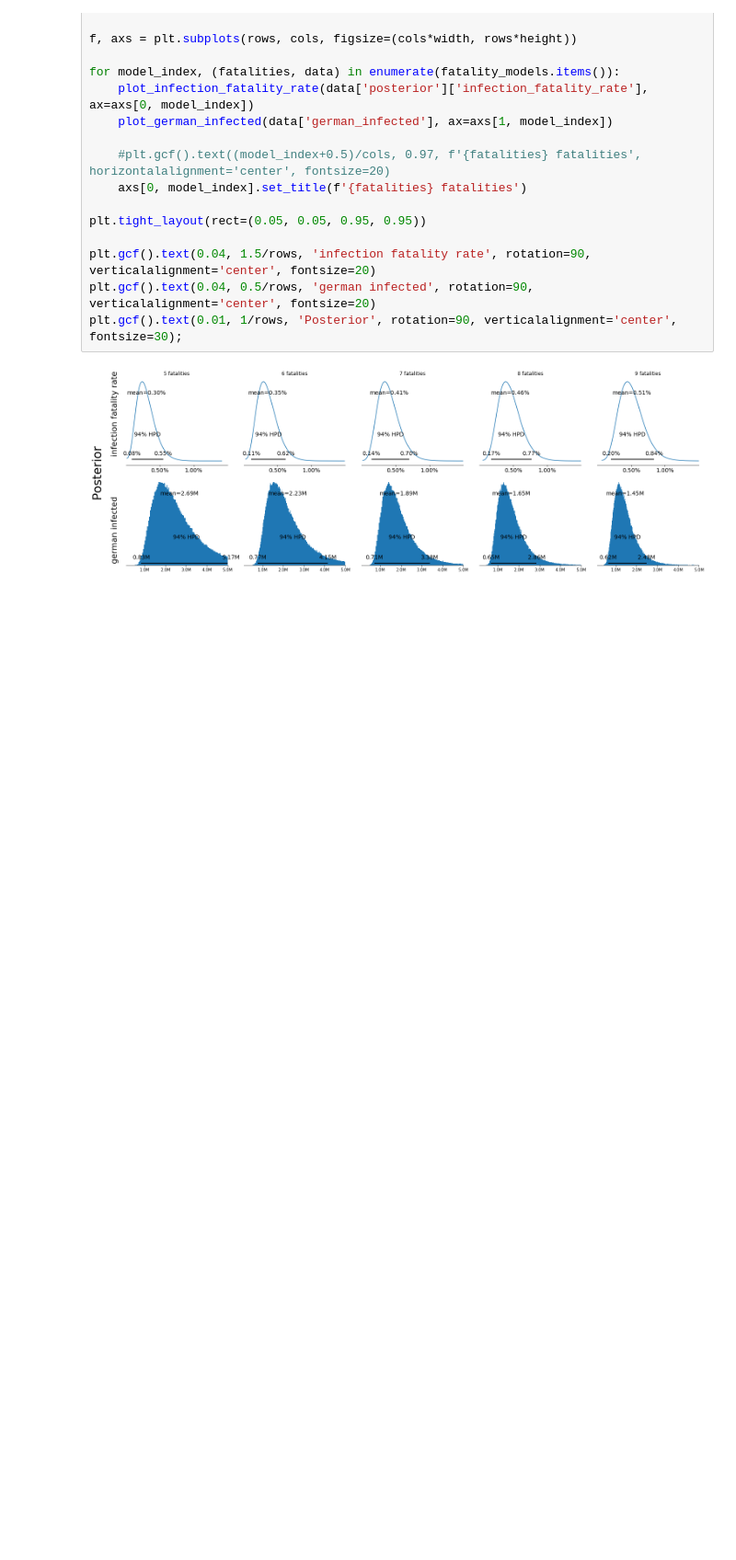
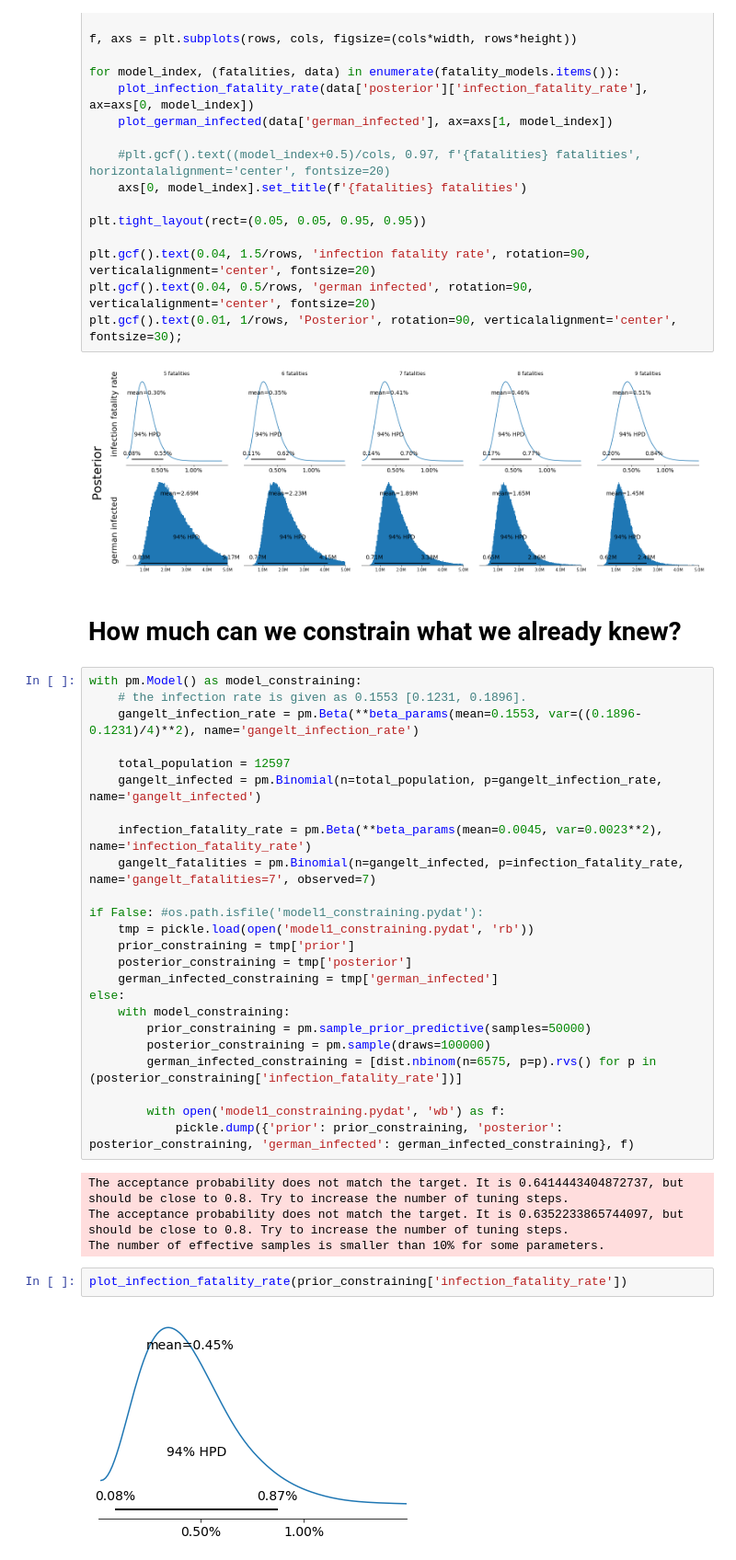
Before and after one commit to matthias-k/analysis-heinsberg-study, a Jupyter notebook: Heinsberg-Study-Model1-Germany-as-NegBinomial.ipynb, the cells around one changed output. Shown at 92% size. Saved outputs shown, nothing was run; the diff lists cells and outputs as text; blank space fills up the shorter version.

Commit message:
use previous studies as prior
Signed-off-by: Matthias Kümmerer <matthias@matthias-k.org>

```diff
--- a/Heinsberg-Study-Model1-Germany-as-NegBinomial.ipynb
+++ b/Heinsberg-Study-Model1-Germany-as-NegBinomial.ipynb
@@ -513,3 +509,37 @@ plt.gcf().text(0.04, 0.5/rows, 'german infected', rotation=90, verticalalignment
 plt.gcf().text(0.01, 1/rows, 'Posterior', rotation=90, verticalalignment='center', fontsize=30);
 # %% [output]
 [figure]
+# %% [markdown]
+# How much can we constrain what we already knew?
+# %%
+with pm.Model() as model_constraining:
+    # the infection rate is given as 0.1553 [0.1231, 0.1896].
+    gangelt_infection_rate = pm.Beta(**beta_params(mean=0.1553, var=((0.1896-0.1231)/4)**2), name='gangelt_infection_rate')
+
+    total_population = 12597
+    gangelt_infected = pm.Binomial(n=total_population, p=gangelt_infection_rate, name='gangelt_infected')
+
+    infection_fatality_rate = pm.Beta(**beta_params(mean=0.0045, var=0.0023**2), name='infection_fatality_rate')
+    gangelt_fatalities = pm.Binomial(n=gangelt_infected, p=infection_fatality_rate, name='gangelt_fatalities=7', observed=7)
+
+if False: #os.path.isfile('model1_constraining.pydat'):
+    tmp = pickle.load(open('model1_constraining.pydat', 'rb'))
+    prior_constraining = tmp['prior']
+    posterior_constraining = tmp['posterior']
+    german_infected_constraining = tmp['german_infected']
+else:
+    with model_constraining:
+        prior_constraining = pm.sample_prior_predictive(samples=50000)
+        posterior_constraining = pm.sample(draws=100000)
+        german_infected_constraining = [dist.nbinom(n=6575, p=p).rvs() for p in (posterior_constraining['infection_fatality_rate'])]
+
+        with open('model1_constraining.pydat', 'wb') as f:
+            pickle.dump({'prior': prior_constraining, 'posterior': posterior_constraining, 'german_infected': german_infected_constraining}, f)
+# %% [output]
+The acceptance probability does not match the target. It is 0.6414443404872737, but should be close to 0.8. Try to increase the number of tuning steps.
+The acceptance probability does not match the target. It is 0.6352233865744097, but should be close to 0.8. Try to increase the number of tuning steps.
+The number of effective samples is smaller than 10% for some parameters.
+# %%
+plot_infection_fatality_rate(prior_constraining['infection_fatality_rate'])
+# %% [output]
+[figure, added]
```
Also changed, not shown: parts of 3 cells of this notebook.
